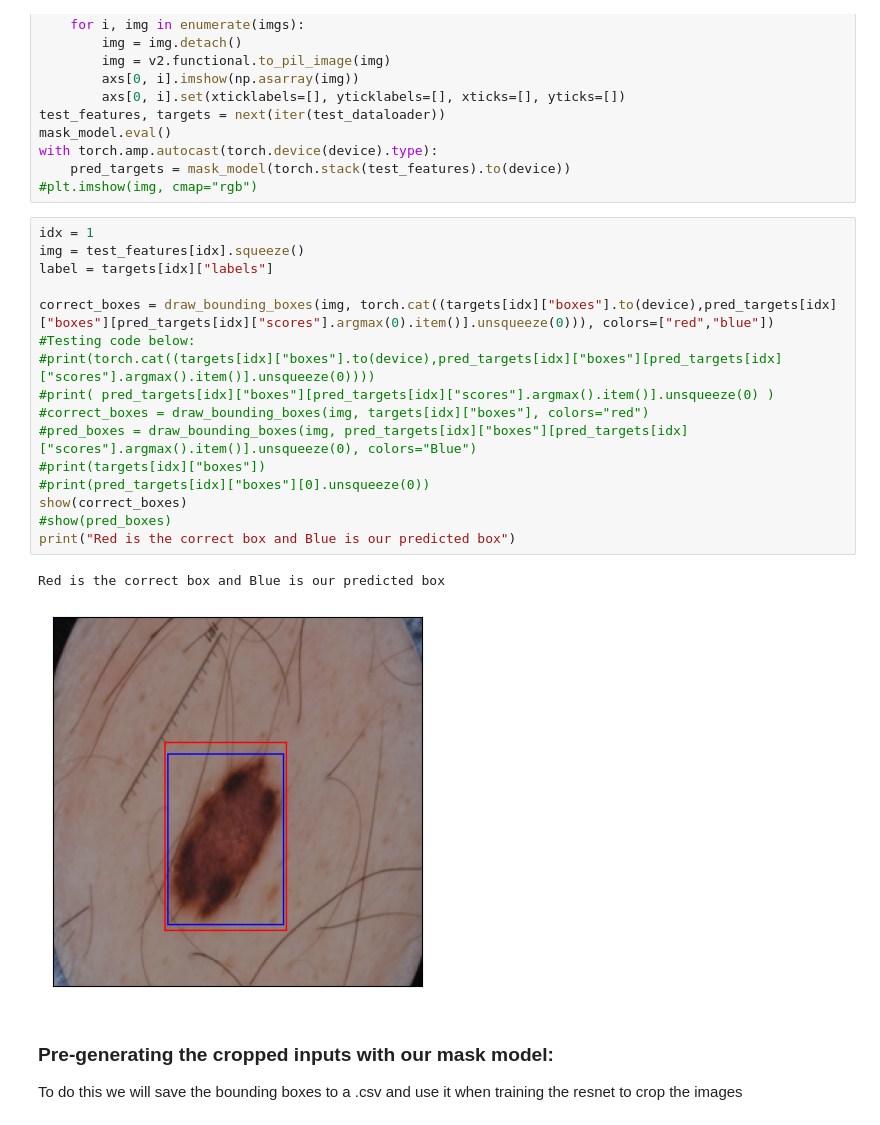
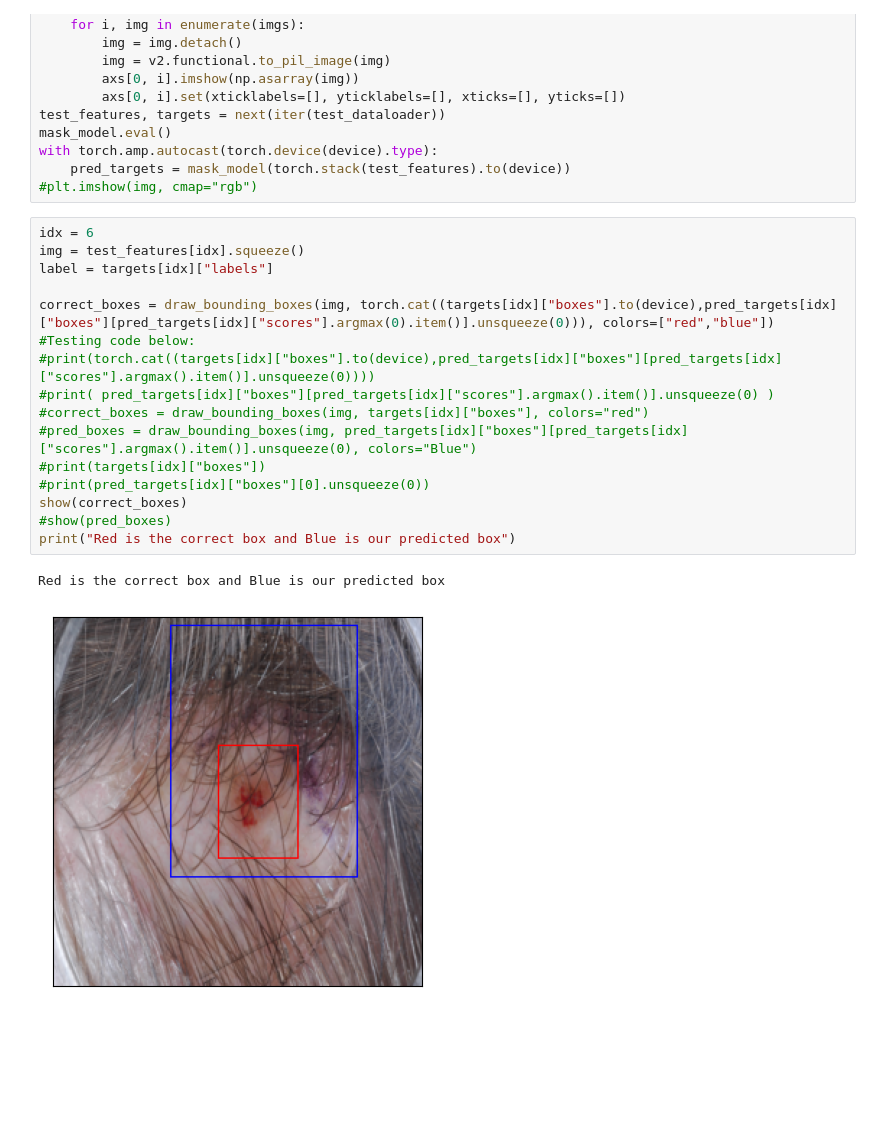
Before and after one commit to Jaco-bB-rown/ECE_284_MHD, a Jupyter notebook: Mask_RCNN.ipynb, the cells around one changed output. Cells and saved outputs as stored; diff of their text form; blank space fills up the shorter version.

```diff
--- a/Mask_RCNN.ipynb
+++ b/Mask_RCNN.ipynb
@@ -225,24 +225,21 @@ with torch.amp.autocast(torch.device(device).type):
     pred_targets = mask_model(torch.stack(test_features).to(device))
 #plt.imshow(img, cmap="rgb")
 # %%
-idx = 1
+idx = 6
 img = test_features[idx].squeeze()
 label = targets[idx]["labels"]
 
 correct_boxes = draw_bounding_boxes(img, torch.cat((targets[idx]["boxes"].to(device),pred_targets[idx]["boxes"][pred_targets[idx]["scores"].argmax(0).item()].unsqueeze(0))), colors=["red","blue"])
 #Testing code below:
 #print(torch.cat((targets[idx]["boxes"].to(device),pred_targets[idx]["boxes"][pred_targets[idx]["scores"].argmax().item()].unsqueeze(0))))
 #print( pred_targets[idx]["boxes"][pred_targets[idx]["scores"].argmax().item()].unsqueeze(0) )
 #correct_boxes = draw_bounding_boxes(img, targets[idx]["boxes"], colors="red")
 #pred_boxes = draw_bounding_boxes(img, pred_targets[idx]["boxes"][pred_targets[idx]["scores"].argmax().item()].unsqueeze(0), colors="Blue")
 #print(targets[idx]["boxes"])
 #print(pred_targets[idx]["boxes"][0].unsqueeze(0))
 show(correct_boxes)
 #show(pred_boxes)
 print("Red is the correct box and Blue is our predicted box")
 # %% [output]
 Red is the correct box and Blue is our predicted box
-[figure, old version]
+[figure, new version]
-# %% [markdown]
-### Pre-generating the cropped inputs with our mask model:
-To do this we will save the bounding boxes to a .csv and use it when training the resnet to crop the images
```
Also changed, not shown: parts of 1 cell of this notebook, 7 other files.
